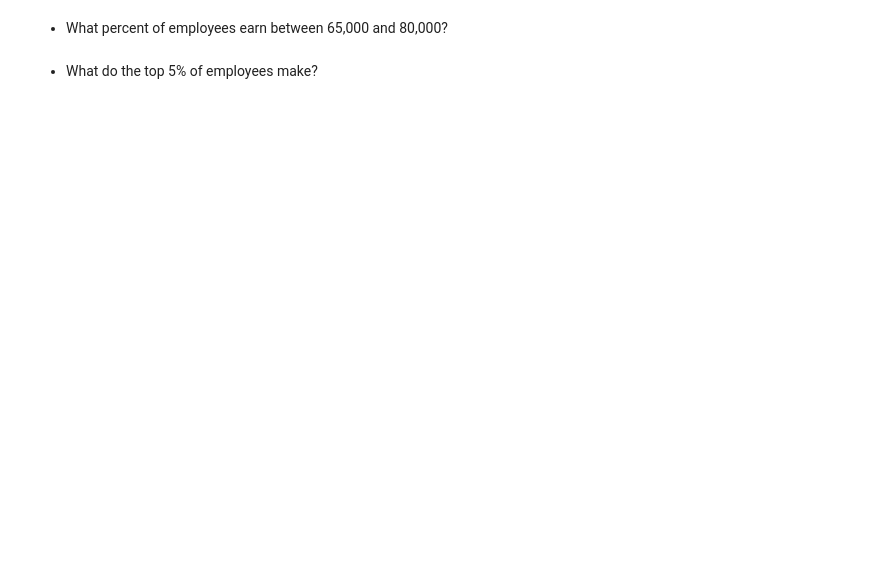
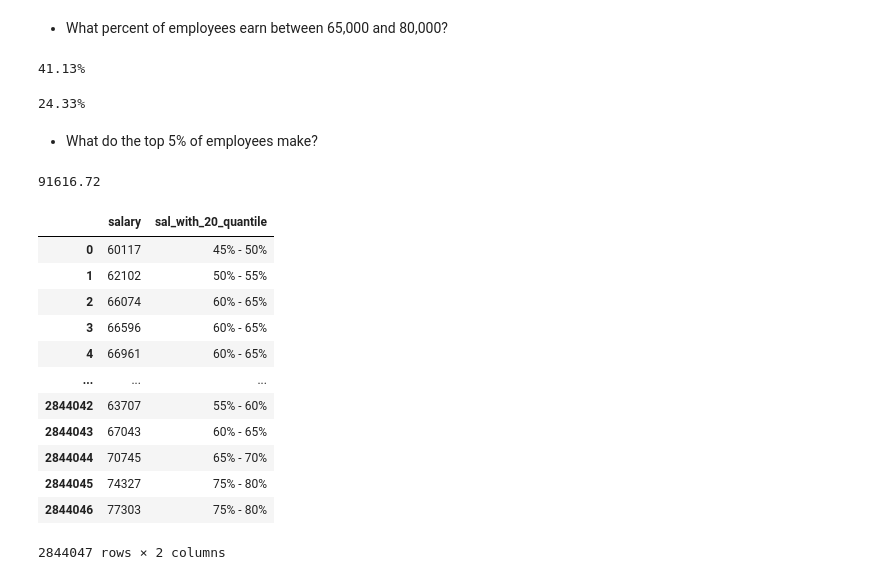
Before and after one commit to David-Howell/statistics-exercises, a Jupyter notebook: probability_distributions.ipynb, the cells around one changed output. Drawn from its saved outputs; the diff is of its cells as text; code cells hidden in the pictures; blank space fills up the shorter version.

```diff
--- a/probability_distributions.ipynb
+++ b/probability_distributions.ipynb
@@ -40,4 +205,19 @@ For the following problems, use python to simulate the problem and calculate an
 # %% [markdown]
 - What percent of employees earn between 65,000 and 80,000?
+# %%
+a = 65_000
+b = 90_000
+slice_sal = sal_dist.cdf([a,b])
+Percent(slice_sal[1] - slice_sal[0])
+# %% [output]
+41.13%
+# %%
+Percent(((salaries['salary'] > 65_000) & (salaries['salary'] < 80_000)).mean())
+# %% [output]
+24.33%
 # %% [markdown]
 - What do the top 5% of employees make?
+# %%
+round(sal_dist.isf(.05),2)
+# %% [output]
+91616.72
@@ -43,0 +246,16 @@ For the following problems, use python to simulate the problem and calculate an
+# %%
+salaries
+# %% [output]
+|  | salary | sal_with_20_quantile |
+| 0 | 60117 | 45% - 50% |
+| 1 | 62102 | 50% - 55% |
+| 2 | 66074 | 60% - 65% |
+| 3 | 66596 | 60% - 65% |
+| 4 | 66961 | 60% - 65% |
+| ... | ... | ... |
+| 2844042 | 63707 | 55% - 60% |
+| 2844043 | 67043 | 60% - 65% |
+| 2844044 | 70745 | 65% - 70% |
+| 2844045 | 74327 | 75% - 80% |
+| 2844046 | 77303 | 75% - 80% |
+2844047 rows × 2 columns
```
Also changed, not shown: parts of 40 cells of this notebook.
